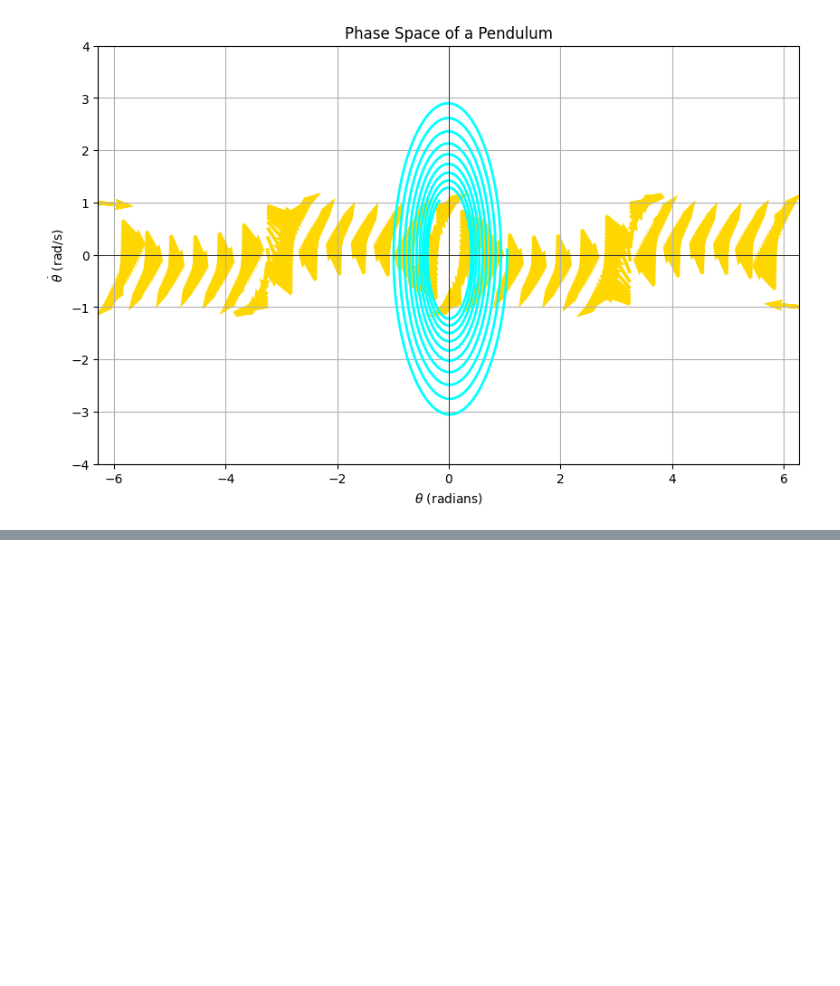
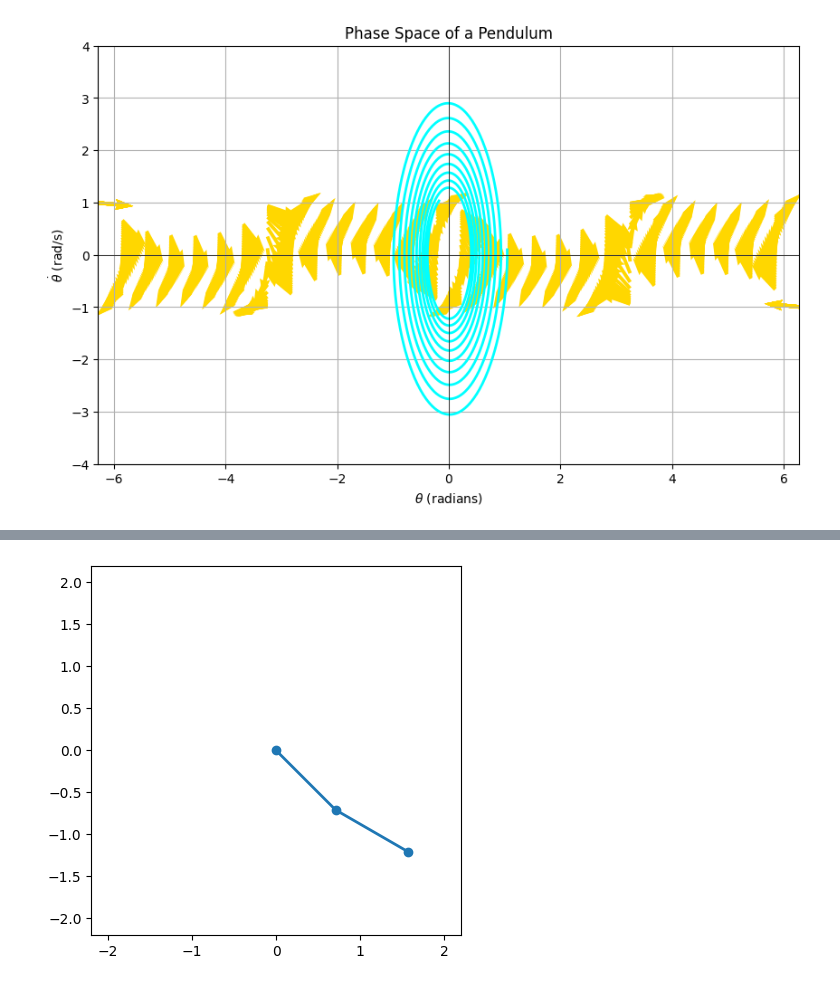
Before and after one commit to R1B0PR07008/School-Public, a Jupyter notebook: Math_IA/Untitled-1.ipynb, the cells around one changed output, grey strips where cells are left out. Drawn from its saved outputs; the diff is of its cells as text; code cells hidden in the pictures; blank space fills up the shorter version.

```diff
--- a/Math_IA/Untitled-1.ipynb
+++ b/Math_IA/Untitled-1.ipynb
@@ -162,0 +366,81 @@ plot_phase_space(theta0=np.pi/3, theta_dot0=0.1, t_max=20)
+# %%
+import numpy as np
+import matplotlib.pyplot as plt
+from matplotlib.animation import FuncAnimation
+
+# Physical parameters
+g = 9.81       # gravity (m/s^2)
+L1 = 1.0       # length of pendulum 1 (m)
+L2 = 1.0       # length of pendulum 2 (m)
+
+# Initial angles (radians) and angular velocities (rad/s)
+theta1_0 = np.pi / 4    # 45 degrees
+theta2_0 = np.pi / 3    # 60 degrees
+omega1_0 = 0.0
+omega2_0 = 0.0
+
+# Simulation parameters
+dt = 0.01              # time step (s)
+t_max = 10             # total simulation time (s)
+t = np.arange(0, t_max, dt)
+
+# Arrays to store theta and omega
+theta1 = np.zeros_like(t)
+theta2 = np.zeros_like(t)
+omega1 = np.zeros_like(t)
+omega2 = np.zeros_like(t)
+
+# Initial conditions
+theta1[0] = theta1_0
+theta2[0] = theta2_0
+omega1[0] = omega1_0
+omega2[0] = omega2_0
+
+def accelerations(theta1, theta2, omega1, omega2):
+    delta = theta2 - theta1
+    denom1 = (2 - np.cos(2*delta))
+
+    # Angular acceleration of pendulum 1
+    num1 = (-g*(2*np.sin(theta1) + np.sin(theta1 - 2*theta2))
+            - 2*np.sin(delta)*((omega2**2)*L2 + (omega1**2)*L1*np.cos(delta)))
+    alpha1 = num1 / (L1 * denom1)
+
+    # Angular acceleration of pendulum 2
+    num2 = (2*np.sin(delta)*((omega1**2)*L1*2 + g*(2*np.cos(theta1) + np.cos(theta1 - 2*theta2))
+            + (omega2**2)*L2*np.cos(delta)))
+    alpha2 = num2 / (L2 * denom1)
+
+    return alpha1, alpha2
+
+# Numerical integration (Euler method)
+for i in range(1, len(t)):
+    alpha1, alpha2 = accelerations(theta1[i-1], theta2[i-1], omega1[i-1], omega2[i-1])
+    omega1[i] = omega1[i-1] + alpha1 * dt
+    omega2[i] = omega2[i-1] + alpha2 * dt
+    theta1[i] = theta1[i-1] + omega1[i] * dt
+    theta2[i] = theta2[i-1] + omega2[i] * dt
+
+# Convert angles to x, y coordinates
+x1 = L1 * np.sin(theta1)
+y1 = -L1 * np.cos(theta1)
+x2 = x1 + L2 * np.sin(theta2)
+y2 = y1 - L2 * np.cos(theta2)
+
+# Create animation
+fig, ax = plt.subplots()
+ax.set_aspect('equal')
+ax.set_xlim(-2.2, 2.2)
+ax.set_ylim(-2.2, 2.2)
+line, = ax.plot([], [], 'o-', lw=2)
+
+def update(frame):
+    line.set_data([0, x1[frame], x2[frame]], [0, y1[frame], y2[frame]])
+    return line,
+
+ani = FuncAnimation(fig, update, frames=len(t), interval=dt*1000, blit=True)
+plt.show()
+
+# To save animation as a gif file, uncomment below:
+ani.save('double_pendulum.gif', writer='ffmpeg', fps=30)
+# %% [output]
+[figure, added]
```
Also changed, not shown: parts of 14 cells of this notebook, 47 other files.
